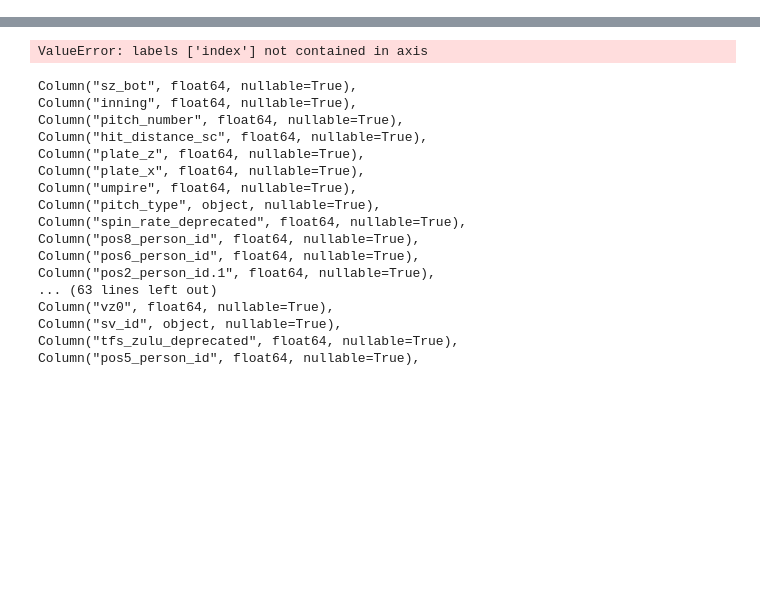
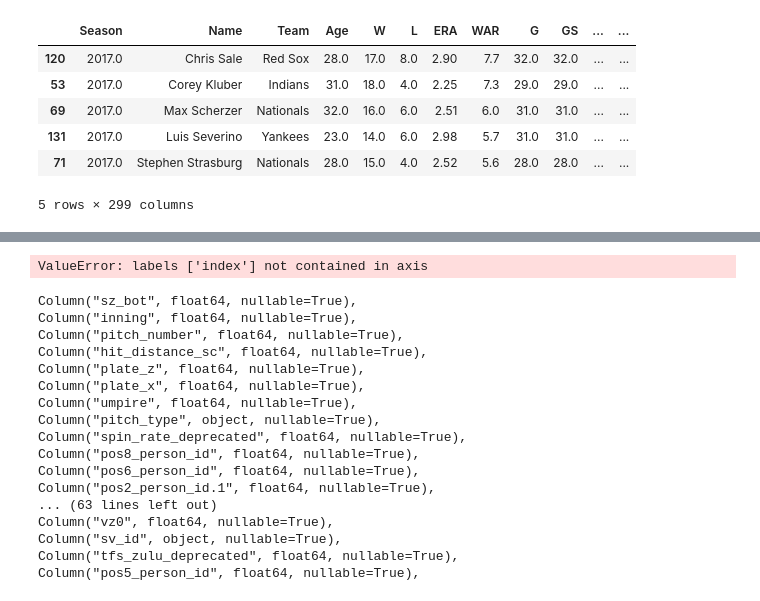
Before and after one commit to BenikaH/sportscraper, a Jupyter notebook: notebooks/sqlalchemy.ipynb, the cells around one changed output, grey strips where cells are left out. Cells and saved outputs as stored; diff of their text form; code cells hidden in the pictures; blank space fills up the shorter version.

Commit message:
working pitching table import

```diff
--- a/notebooks/sqlalchemy.ipynb
+++ b/notebooks/sqlalchemy.ipynb
@@ -3,3 +3,15 @@ from pybaseball import statcast
 from pandas import Series
 from sqlalchemy import *
 import MySQLdb
+# %%
+pitching = pitching_stats(2017, 2017)
+# %%
+pitching.head()
+# %% [output]
+|  | Season | Name | Team | Age | W | L | ERA | WAR | G | GS | ... | ... |
+| 120 | 2017.0 | Chris Sale | Red Sox | 28.0 | 17.0 | 8.0 | 2.90 | 7.7 | 32.0 | 32.0 | ... | ... |
+| 53 | 2017.0 | Corey Kluber | Indians | 31.0 | 18.0 | 4.0 | 2.25 | 7.3 | 29.0 | 29.0 | ... | ... |
+| 69 | 2017.0 | Max Scherzer | Nationals | 32.0 | 16.0 | 6.0 | 2.51 | 6.0 | 31.0 | 31.0 | ... | ... |
+| 131 | 2017.0 | Luis Severino | Yankees | 23.0 | 14.0 | 6.0 | 2.98 | 5.7 | 31.0 | 31.0 | ... | ... |
+| 71 | 2017.0 | Stephen Strasburg | Nationals | 28.0 | 15.0 | 4.0 | 2.52 | 5.6 | 28.0 | 28.0 | ... | ... |
+5 rows × 299 columns
```
Also changed, not shown: parts of 4 cells of this notebook, 4 other files.
